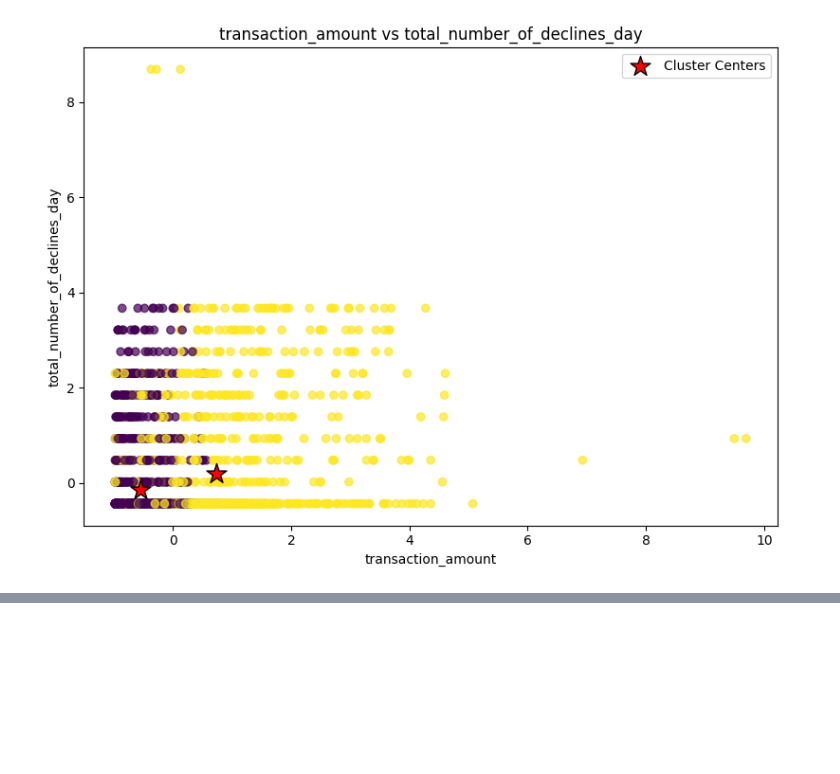
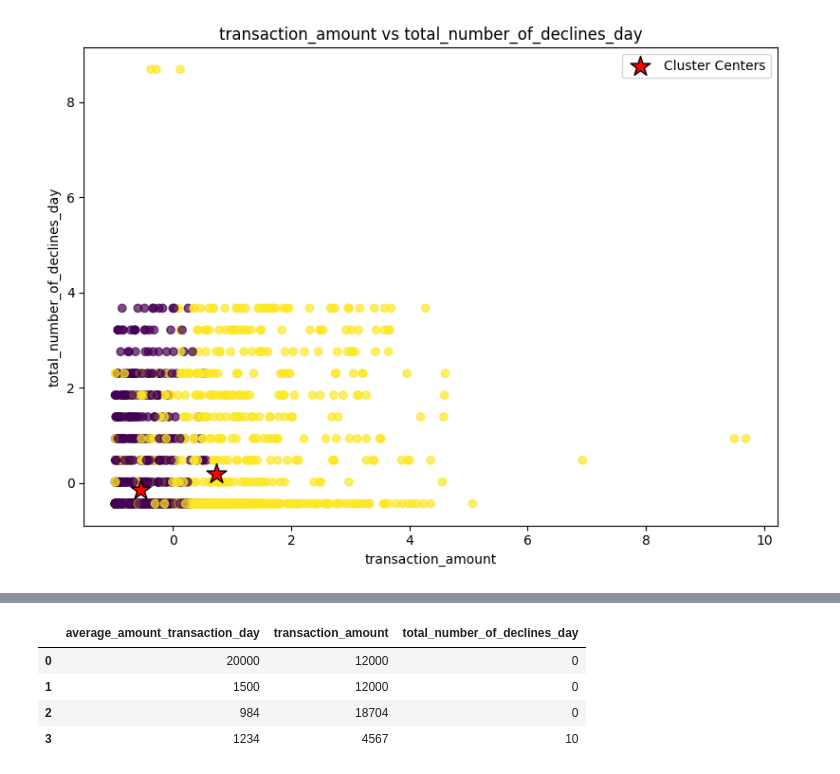
Before and after one commit to savindumahasen/Credict-Card-Fraud-Detection, a Jupyter notebook: creditcardfrauddetection.ipynb, the cells around one changed output, grey strips where cells are left out. Cells and saved outputs as stored; diff of their text form; code cells hidden in the pictures; blank space fills up the shorter version.

```diff
--- a/creditcardfrauddetection.ipynb
+++ b/creditcardfrauddetection.ipynb
@@ -670,0 +699,9 @@ Fradular Transaction
+# %%
+test_result_pd=test_result_pd.drop('PredictedCluster',axis=1)
+test_result_pd.head()
+# %% [output]
+|  | average_amount_transaction_day | transaction_amount | total_number_of_declines_day |
+| 0 | 20000 | 12000 | 0 |
+| 1 | 1500 | 12000 | 0 |
+| 2 | 984 | 18704 | 0 |
+| 3 | 1234 | 4567 | 10 |
```
Also changed, not shown: parts of 6 cells of this notebook.
